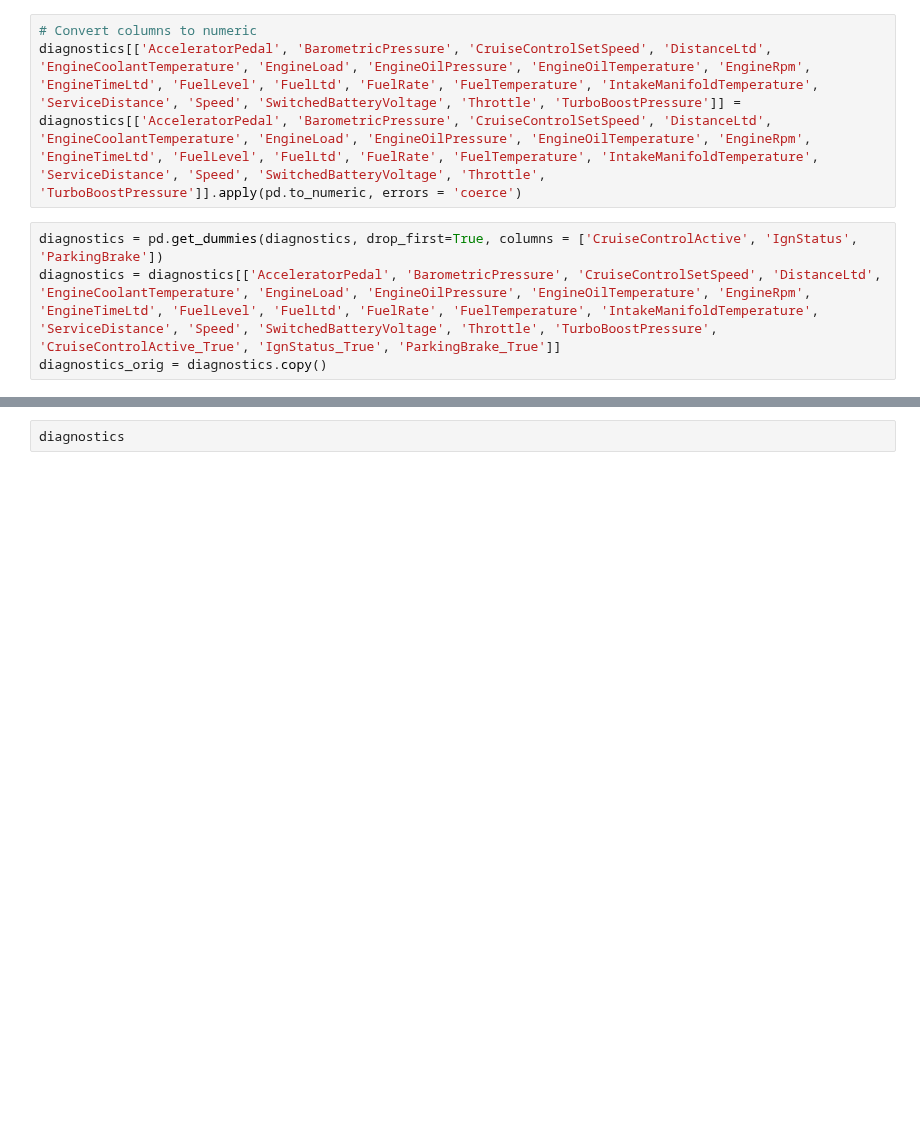
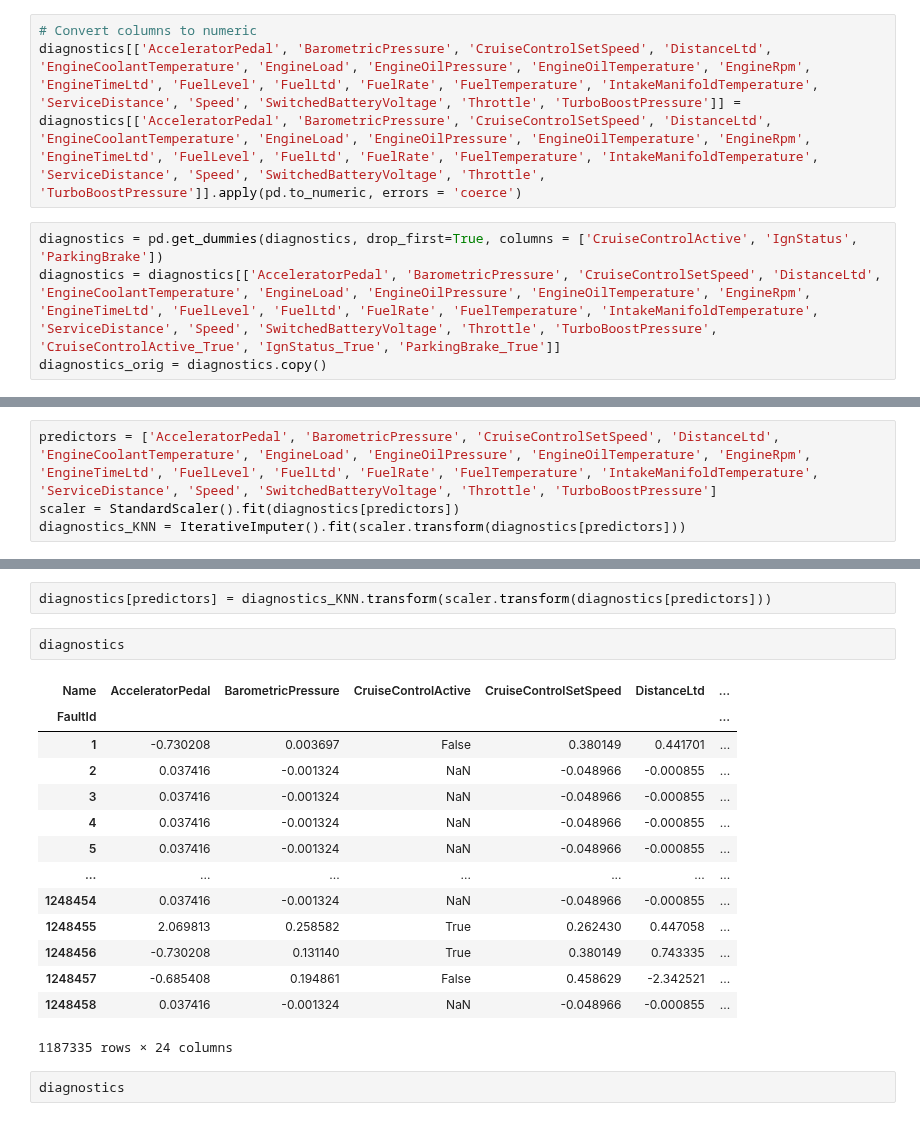
Before and after one commit to KagonDeans/big-g-ml-convoy, a Jupyter notebook: notebooks/kd_transformation_bg.ipynb, the cells around one changed output, grey strips where cells are left out. Saved outputs shown, nothing was run; the diff lists cells and outputs as text; blank space fills up the shorter version.

Commit message:
testing imputer

```diff
--- a/notebooks/kd_transformation_bg.ipynb
+++ b/notebooks/kd_transformation_bg.ipynb
@@ -21,10 +21,9 @@ diagnostics = pd.pivot(diagnostics,
                        columns = ['Name'],
                        values = 'Value',
                        index = 'FaultId')
-# %%
-# Convert columns to numeric
-diagnostics[['AcceleratorPedal', 'BarometricPressure', 'CruiseControlSetSpeed', 'DistanceLtd', 'EngineCoolantTemperature', 'EngineLoad', 'EngineOilPressure', 'EngineOilTemperature', 'EngineRpm', 'EngineTimeLtd', 'FuelLevel', 'FuelLtd', 'FuelRate', 'FuelTemperature', 'IntakeManifoldTemperature', 'ServiceDistance', 'Speed', 'SwitchedBatteryVoltage', 'Throttle', 'TurboBoostPressure']] =
-diagnostics[['AcceleratorPedal', 'BarometricPressure', 'CruiseControlSetSpeed', 'DistanceLtd', 'EngineCoolantTemperature', 'EngineLoad', 'EngineOilPressure', 'EngineOilTemperature', 'EngineRpm', 'EngineTimeLtd', 'FuelLevel', 'FuelLtd', 'FuelRate', 'FuelTemperature', 'IntakeManifoldTemperature', 'ServiceDistance', 'Speed', 'SwitchedBatteryVoltage', 'Throttle', 'TurboBoostPressure']].apply(pd.to_numeric, errors = 'coerce')
+# %%
+# Convert columns to numeric
+diagnostics[['AcceleratorPedal', 'BarometricPressure', 'CruiseControlSetSpeed', 'DistanceLtd', 'EngineCoolantTemperature', 'EngineLoad', 'EngineOilPressure', 'EngineOilTemperature', 'EngineRpm', 'EngineTimeLtd', 'FuelLevel', 'FuelLtd', 'FuelRate', 'FuelTemperature', 'IntakeManifoldTemperature', 'ServiceDistance', 'Speed', 'SwitchedBatteryVoltage', 'Throttle', 'TurboBoostPressure']] = diagnostics[['AcceleratorPedal', 'BarometricPressure', 'CruiseControlSetSpeed', 'DistanceLtd', 'EngineCoolantTemperature', 'EngineLoad', 'EngineOilPressure', 'EngineOilTemperature', 'EngineRpm', 'EngineTimeLtd', 'FuelLevel', 'FuelLtd', 'FuelRate', 'FuelTemperature', 'IntakeManifoldTemperature', 'ServiceDistance', 'Speed', 'SwitchedBatteryVoltage', 'Throttle', 'TurboBoostPressure']].apply(pd.to_numeric, errors = 'coerce')
 # %%
 diagnostics = pd.get_dummies(diagnostics, drop_first=True, columns = ['CruiseControlActive', 'IgnStatus', 'ParkingBrake'])
 diagnostics = diagnostics[['AcceleratorPedal', 'BarometricPressure', 'CruiseControlSetSpeed', 'DistanceLtd', 'EngineCoolantTemperature', 'EngineLoad', 'EngineOilPressure', 'EngineOilTemperature', 'EngineRpm', 'EngineTimeLtd', 'FuelLevel', 'FuelLtd', 'FuelRate', 'FuelTemperature', 'IntakeManifoldTemperature', 'ServiceDistance', 'Speed', 'SwitchedBatteryVoltage', 'Throttle', 'TurboBoostPressure', 'CruiseControlActive_True', 'IgnStatus_True', 'ParkingBrake_True']]
@@ -42,0 +53,4 @@ KeyboardInterrupt:
+# %%
+predictors = ['AcceleratorPedal', 'BarometricPressure', 'CruiseControlSetSpeed', 'DistanceLtd', 'EngineCoolantTemperature', 'EngineLoad', 'EngineOilPressure', 'EngineOilTemperature', 'EngineRpm', 'EngineTimeLtd', 'FuelLevel', 'FuelLtd', 'FuelRate', 'FuelTemperature', 'IntakeManifoldTemperature', 'ServiceDistance', 'Speed', 'SwitchedBatteryVoltage', 'Throttle', 'TurboBoostPressure']
+scaler = StandardScaler().fit(diagnostics[predictors])
+diagnostics_KNN = IterativeImputer().fit(scaler.transform(diagnostics[predictors]))
@@ -43,3 +73,22 @@ KeyboardInterrupt:
+# %%
+diagnostics[predictors] = diagnostics_KNN.transform(scaler.transform(diagnostics[predictors]))
+# %%
+diagnostics
+# %% [output]
+| Name | AcceleratorPedal | BarometricPressure | CruiseControlActive | CruiseControlSetSpeed | DistanceLtd | ... |
+| FaultId |  |  |  |  |  | ... |
+| 1 | -0.730208 | 0.003697 | False | 0.380149 | 0.441701 | ... |
+| 2 | 0.037416 | -0.001324 | NaN | -0.048966 | -0.000855 | ... |
+| 3 | 0.037416 | -0.001324 | NaN | -0.048966 | -0.000855 | ... |
+| 4 | 0.037416 | -0.001324 | NaN | -0.048966 | -0.000855 | ... |
+| 5 | 0.037416 | -0.001324 | NaN | -0.048966 | -0.000855 | ... |
+| ... | ... | ... | ... | ... | ... | ... |
+| 1248454 | 0.037416 | -0.001324 | NaN | -0.048966 | -0.000855 | ... |
+| 1248455 | 2.069813 | 0.258582 | True | 0.262430 | 0.447058 | ... |
+| 1248456 | -0.730208 | 0.131140 | True | 0.380149 | 0.743335 | ... |
+| 1248457 | -0.685408 | 0.194861 | False | 0.458629 | -2.342521 | ... |
+| 1248458 | 0.037416 | -0.001324 | NaN | -0.048966 | -0.000855 | ... |
+1187335 rows × 24 columns
 # %%
 diagnostics
 # %%
```
Also changed, not shown: parts of 18 cells of this notebook.
